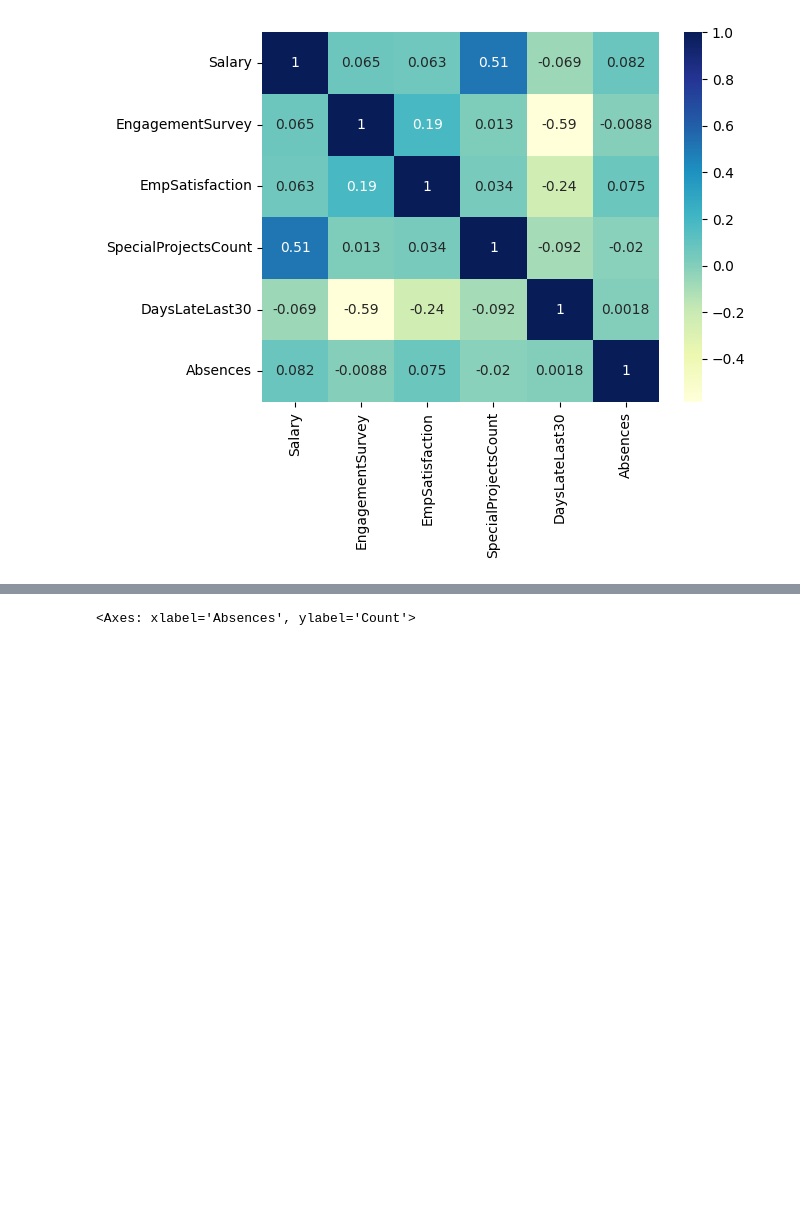
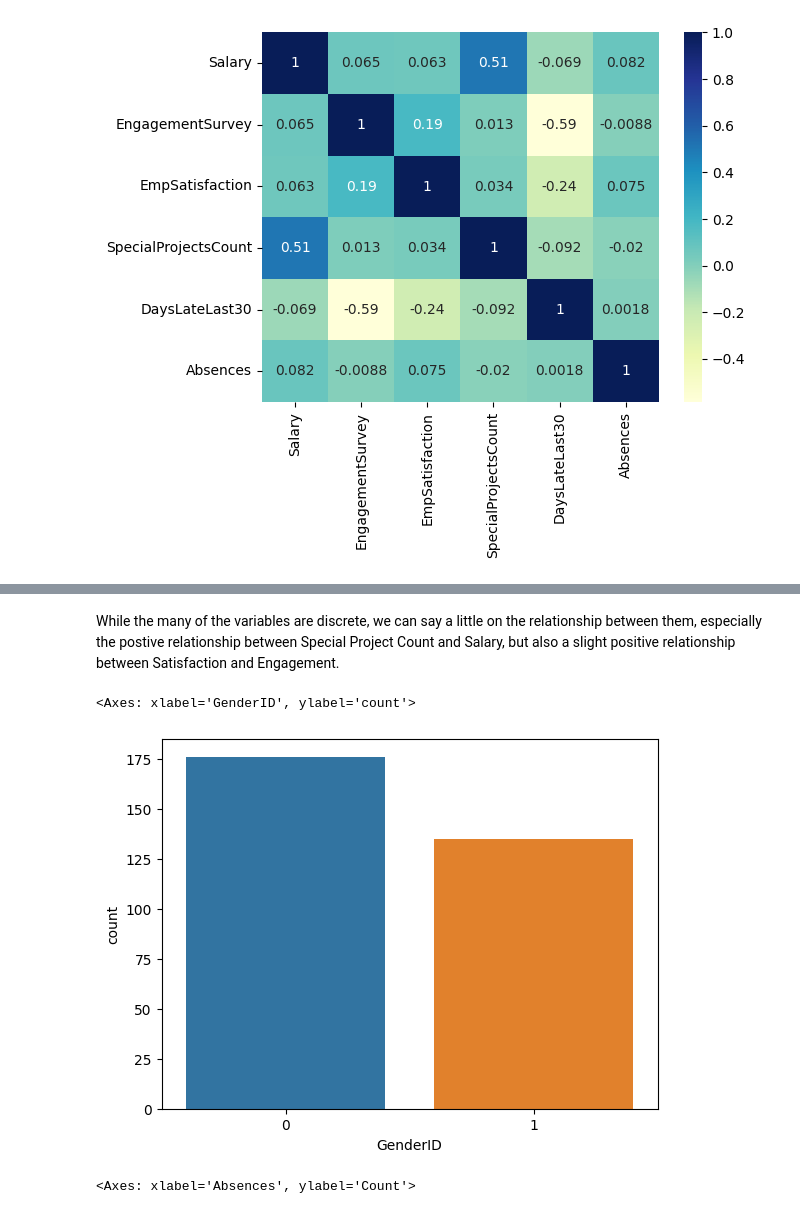
Before and after one commit to oscarbowie/OESON_Project_2, a Jupyter notebook: OESON_Project_2.ipynb, the cells around one changed output, grey strips where cells are left out. Saved outputs shown, nothing was run; the diff lists cells and outputs as text; code cells hidden in the pictures; blank space fills up the shorter version.

```diff
--- a/OESON_Project_2.ipynb
+++ b/OESON_Project_2.ipynb
@@ -46,3 +58,10 @@ sns.heatmap(d.corr(), cmap="YlGnBu", annot=True)
+# %% [markdown]
+While the many of the variables are discrete, we can say a little on the relationship between them, especially the postive relationship between Special Project Count and Salary, but also a slight positive relationship between Satisfaction and Engagement.
+# %%
+sns.countplot(data=df, x='GenderID')
+# %% [output]
+<Axes: xlabel='GenderID', ylabel='count'>
+[figure, added]
 # %%
 fig, ax = plt.subplots(2,3, figsize=(10, 5))
 fig.tight_layout(pad=2)
```
Also changed, not shown: parts of 10 cells of this notebook.
